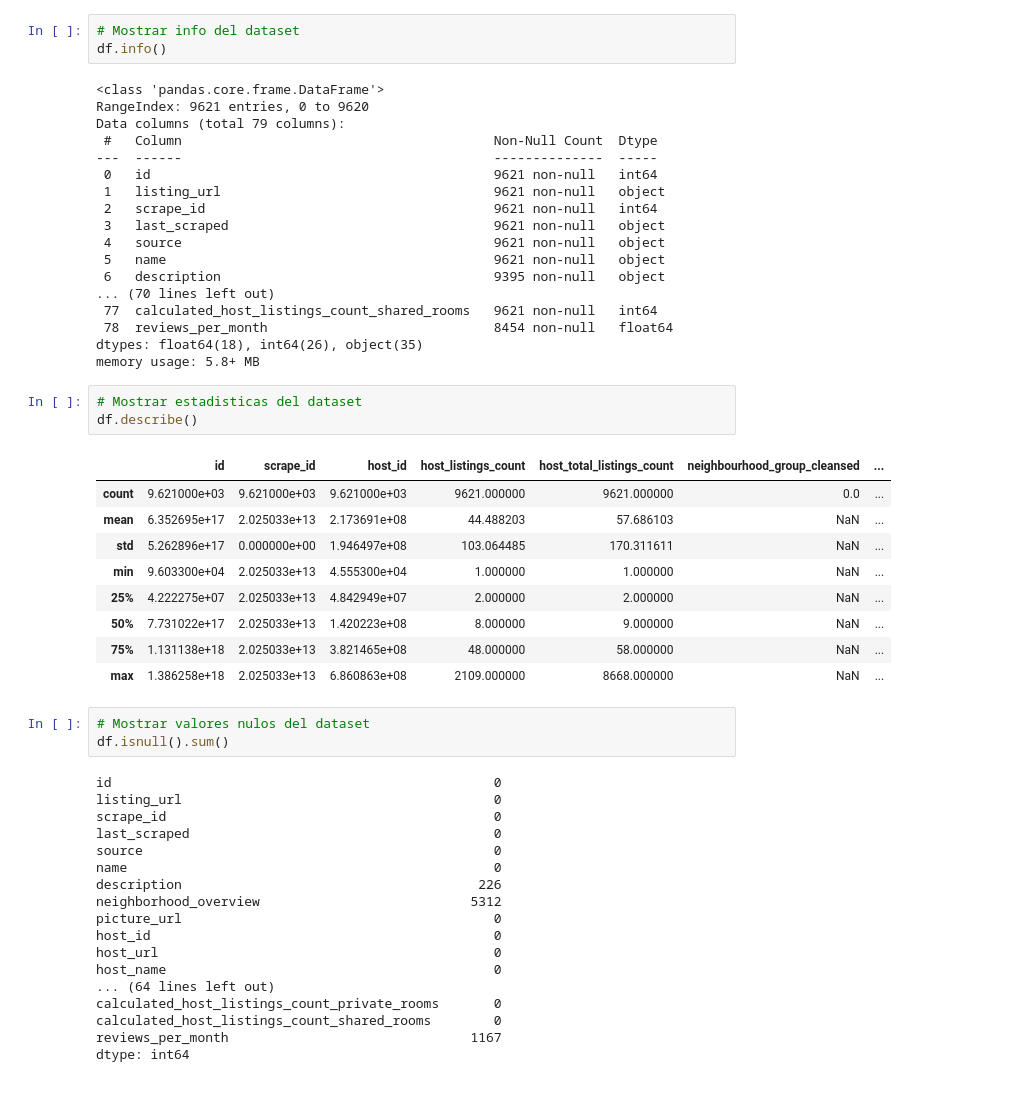
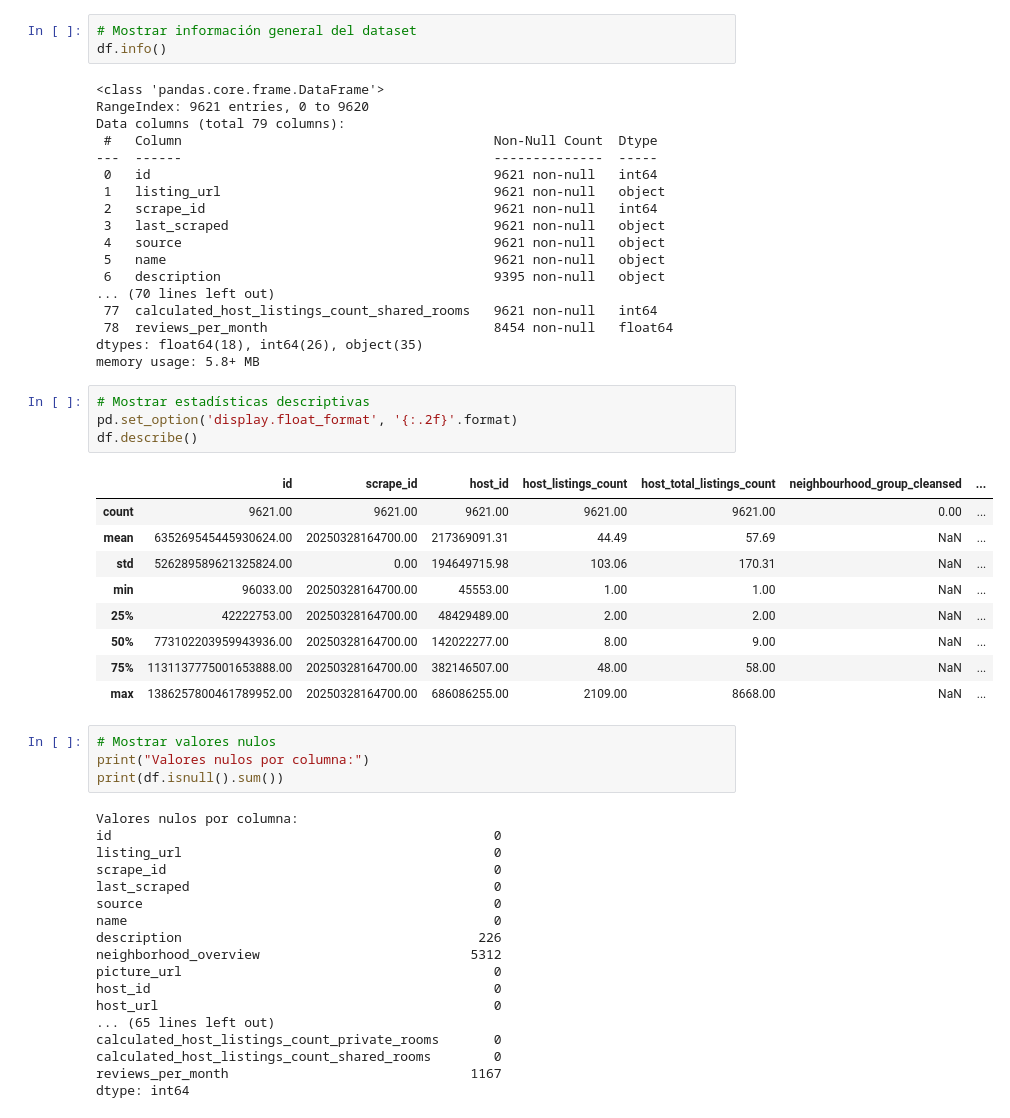
Before and after one commit to vfpomer/Analisis-de-inversion-inmobiliario, a Jupyter notebook: notebooks/malagalaext_pp.ipynb, the cells around one changed output. Saved outputs shown, nothing was run; the diff lists cells and outputs as text.

```diff
--- a/notebooks/malagalaext_pp.ipynb
+++ b/notebooks/malagalaext_pp.ipynb
@@ -48,5 +63,5 @@ df.head(5)
 # %%
-# Mostrar info del dataset
+# Mostrar información general del dataset
 df.info()
 # %% [output]
 <class 'pandas.core.frame.DataFrame'>
@@ -66,23 +81,26 @@ Data columns (total 79 columns):
  78  reviews_per_month                             8454 non-null   float64
 dtypes: float64(18), int64(26), object(35)
 memory usage: 5.8+ MB
-# %%
-# Mostrar estadisticas del dataset
-df.describe()
-# %% [output]
-|  | id | scrape_id | host_id | host_listings_count | host_total_listings_count | neighbourhood_group_cleansed | ... |
-| count | 9.621000e+03 | 9.621000e+03 | 9.621000e+03 | 9621.000000 | 9621.000000 | 0.0 | ... |
-| mean | 6.352695e+17 | 2.025033e+13 | 2.173691e+08 | 44.488203 | 57.686103 | NaN | ... |
-| std | 5.262896e+17 | 0.000000e+00 | 1.946497e+08 | 103.064485 | 170.311611 | NaN | ... |
-| min | 9.603300e+04 | 2.025033e+13 | 4.555300e+04 | 1.000000 | 1.000000 | NaN | ... |
-| 25% | 4.222275e+07 | 2.025033e+13 | 4.842949e+07 | 2.000000 | 2.000000 | NaN | ... |
-| 50% | 7.731022e+17 | 2.025033e+13 | 1.420223e+08 | 8.000000 | 9.000000 | NaN | ... |
-| 75% | 1.131138e+18 | 2.025033e+13 | 3.821465e+08 | 48.000000 | 58.000000 | NaN | ... |
-| max | 1.386258e+18 | 2.025033e+13 | 6.860863e+08 | 2109.000000 | 8668.000000 | NaN | ... |
+# %%
+# Mostrar estadísticas descriptivas
+pd.set_option('display.float_format', '{:.2f}'.format)
+df.describe()
+# %% [output]
+|  | id | scrape_id | host_id | host_listings_count | host_total_listings_count | neighbourhood_group_cleansed | ... |
+| count | 9621.00 | 9621.00 | 9621.00 | 9621.00 | 9621.00 | 0.00 | ... |
+| mean | 635269545445930624.00 | 20250328164700.00 | 217369091.31 | 44.49 | 57.69 | NaN | ... |
+| std | 526289589621325824.00 | 0.00 | 194649715.98 | 103.06 | 170.31 | NaN | ... |
+| min | 96033.00 | 20250328164700.00 | 45553.00 | 1.00 | 1.00 | NaN | ... |
+| 25% | 42222753.00 | 20250328164700.00 | 48429489.00 | 2.00 | 2.00 | NaN | ... |
+| 50% | 773102203959943936.00 | 20250328164700.00 | 142022277.00 | 8.00 | 9.00 | NaN | ... |
+| 75% | 1131137775001653888.00 | 20250328164700.00 | 382146507.00 | 48.00 | 58.00 | NaN | ... |
+| max | 1386257800461789952.00 | 20250328164700.00 | 686086255.00 | 2109.00 | 8668.00 | NaN | ... |
 # %%
-# Mostrar valores nulos del dataset
-df.isnull().sum()
+# Mostrar valores nulos
+print("Valores nulos por columna:")
+print(df.isnull().sum())
 # %% [output]
+Valores nulos por columna:
 id                                                 0
 listing_url                                        0
 scrape_id                                          0
@@ -94,8 +112,7 @@ neighborhood_overview                           5312
 picture_url                                        0
 host_id                                            0
 host_url                                           0
-host_name                                          0
-... (64 lines left out)
+... (65 lines left out)
 calculated_host_listings_count_private_rooms       0
 calculated_host_listings_count_shared_rooms        0
 reviews_per_month                               1167
```
Also changed, not shown: parts of 58 cells of this notebook, 4 other files.
